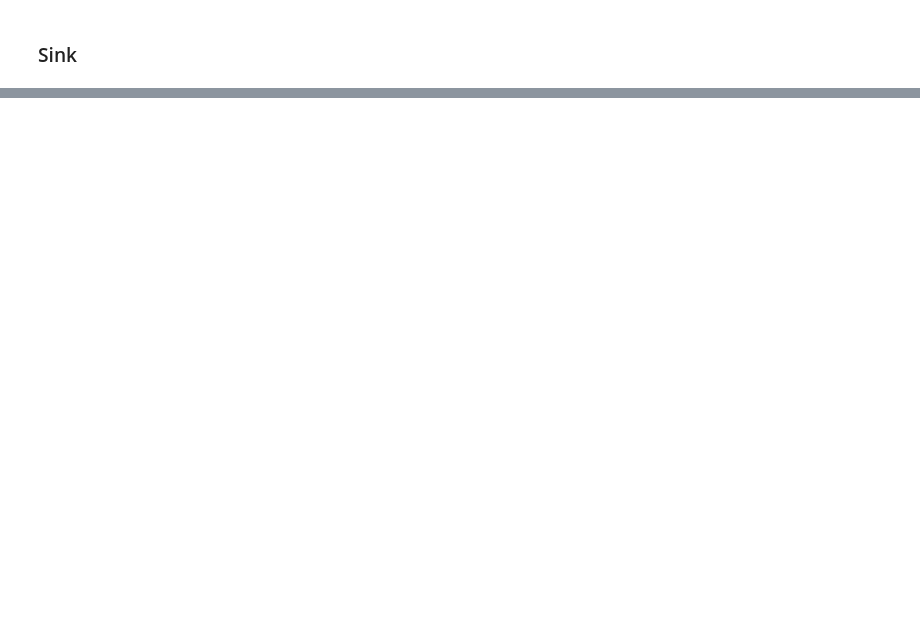
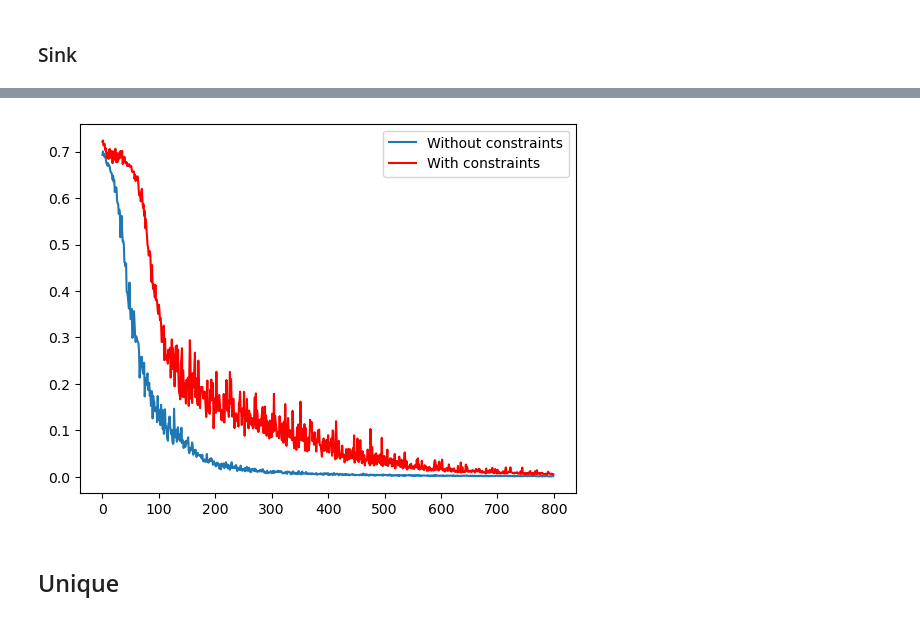
Before and after one commit to FRANCHI-Charles/Internship-M1, a Jupyter notebook: RNN_autmata/firstautrnn.ipynb, the cells around one changed output, grey strips where cells are left out. Saved outputs shown, nothing was run; the diff lists cells and outputs as text; code cells hidden in the pictures; blank space fills up the shorter version.

```diff
--- a/RNN_autmata/firstautrnn.ipynb
+++ b/RNN_autmata/firstautrnn.ipynb
@@ -300,0 +244,2 @@ OrderedDict([('rnn.weight_ih_l0',
+# %%
+fixnop, fixp = parametrizevsnot(fix)
@@ -300,0 +260,10 @@ OrderedDict([('rnn.weight_ih_l0',
+# %%
+with torch.no_grad():
+    plt.plot(fixnop, label = "Without constraints")
+    plt.plot(fixp, "r", label="With constraints")
+    plt.legend()
+    plt.show()
+# %% [output]
+[figure, added]
+# %% [markdown]
+## Unique
```
Also changed, not shown: parts of 17 cells of this notebook, 3 other files.
